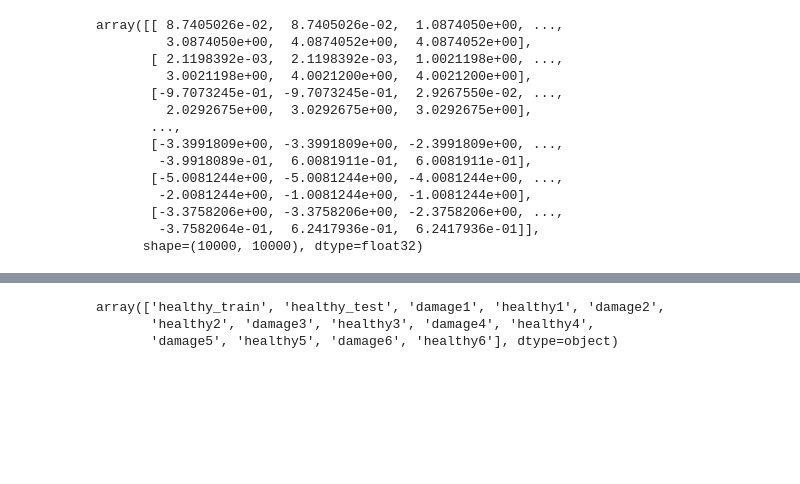
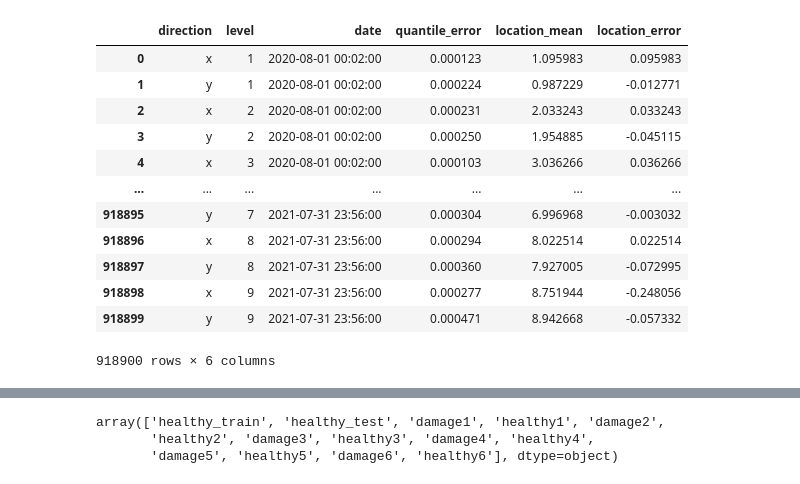
Before and after one commit to YacineBelHadj/hannover-pylon-psd, a Jupyter notebook: hannover_pylon/modelling/finalexp/one_to_one conditioned_enc.ipynb, the cells around one changed output, grey strips where cells are left out. Drawn from its saved outputs; the diff is of its cells as text; code cells hidden in the pictures; blank space fills up the shorter version.

```diff
--- a/hannover_pylon/modelling/finalexp/one_to_one conditioned_enc.ipynb
+++ b/hannover_pylon/modelling/finalexp/one_to_one conditioned_enc.ipynb
@@ -515,18 +549,17 @@ ValueError: Per-column arrays must each be 1-dimensional
-# %%
-metrics['location_error']
-# %% [output]
-array([[ 8.7405026e-02,  8.7405026e-02,  1.0874050e+00, ...,
-         3.0874050e+00,  4.0874052e+00,  4.0874052e+00],
-       [ 2.1198392e-03,  2.1198392e-03,  1.0021198e+00, ...,
-         3.0021198e+00,  4.0021200e+00,  4.0021200e+00],
-       [-9.7073245e-01, -9.7073245e-01,  2.9267550e-02, ...,
-         2.0292675e+00,  3.0292675e+00,  3.0292675e+00],
-       ...,
-       [-3.3991809e+00, -3.3991809e+00, -2.3991809e+00, ...,
-        -3.9918089e-01,  6.0081911e-01,  6.0081911e-01],
-       [-5.0081244e+00, -5.0081244e+00, -4.0081244e+00, ...,
-        -2.0081244e+00, -1.0081244e+00, -1.0081244e+00],
-       [-3.3758206e+00, -3.3758206e+00, -2.3758206e+00, ...,
-        -3.7582064e-01,  6.2417936e-01,  6.2417936e-01]],
-      shape=(10000, 10000), dtype=float32)
+# %%
+df_res
+# %% [output]
+|  | direction | level | date | quantile_error | location_mean | location_error |
+| 0 | x | 1 | 2020-08-01 00:02:00 | 0.000123 | 1.095983 | 0.095983 |
+| 1 | y | 1 | 2020-08-01 00:02:00 | 0.000224 | 0.987229 | -0.012771 |
+| 2 | x | 2 | 2020-08-01 00:02:00 | 0.000231 | 2.033243 | 0.033243 |
+| 3 | y | 2 | 2020-08-01 00:02:00 | 0.000250 | 1.954885 | -0.045115 |
+| 4 | x | 3 | 2020-08-01 00:02:00 | 0.000103 | 3.036266 | 0.036266 |
+| ... | ... | ... | ... | ... | ... | ... |
+| 918895 | y | 7 | 2021-07-31 23:56:00 | 0.000304 | 6.996968 | -0.003032 |
+| 918896 | x | 8 | 2021-07-31 23:56:00 | 0.000294 | 8.022514 | 0.022514 |
+| 918897 | y | 8 | 2021-07-31 23:56:00 | 0.000360 | 7.927005 | -0.072995 |
+| 918898 | x | 9 | 2021-07-31 23:56:00 | 0.000277 | 8.751944 | -0.248056 |
+| 918899 | y | 9 | 2021-07-31 23:56:00 | 0.000471 | 8.942668 | -0.057332 |
+918900 rows × 6 columns
 # %%
```
Also changed, not shown: parts of 19 cells of this notebook, 29 other files.
